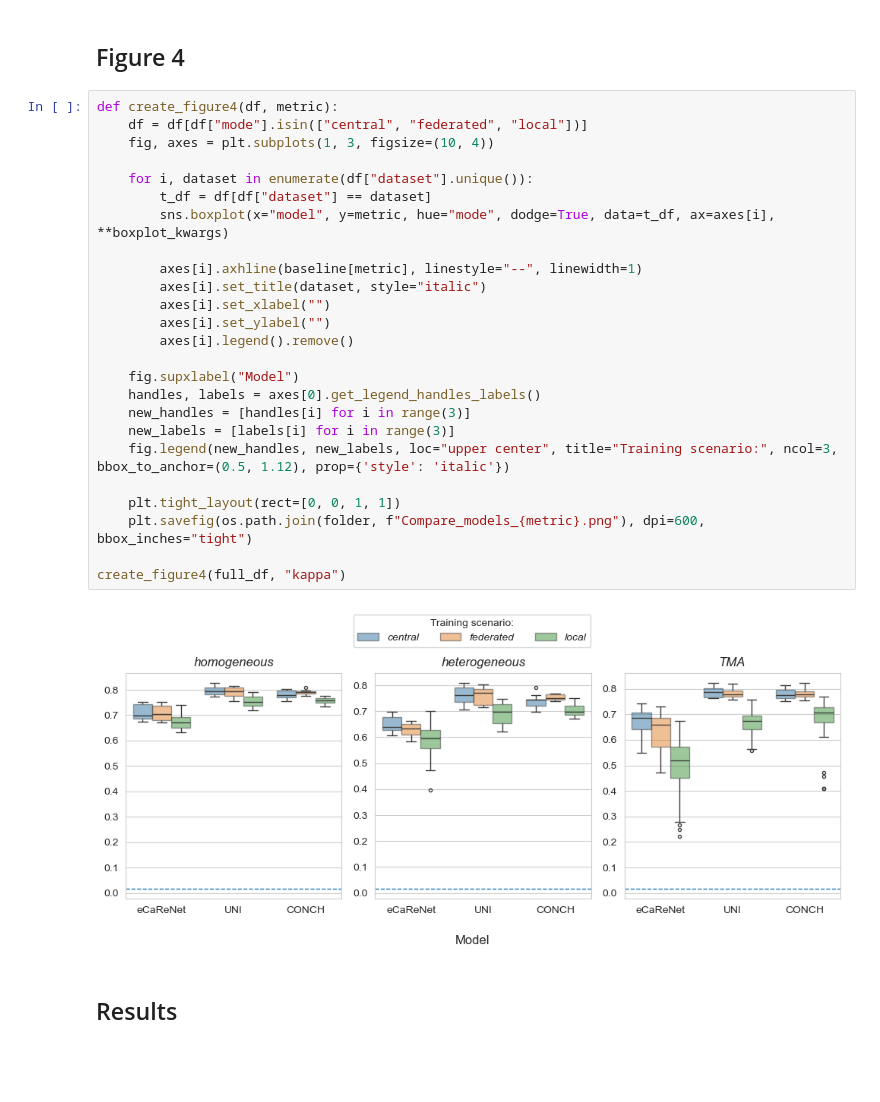
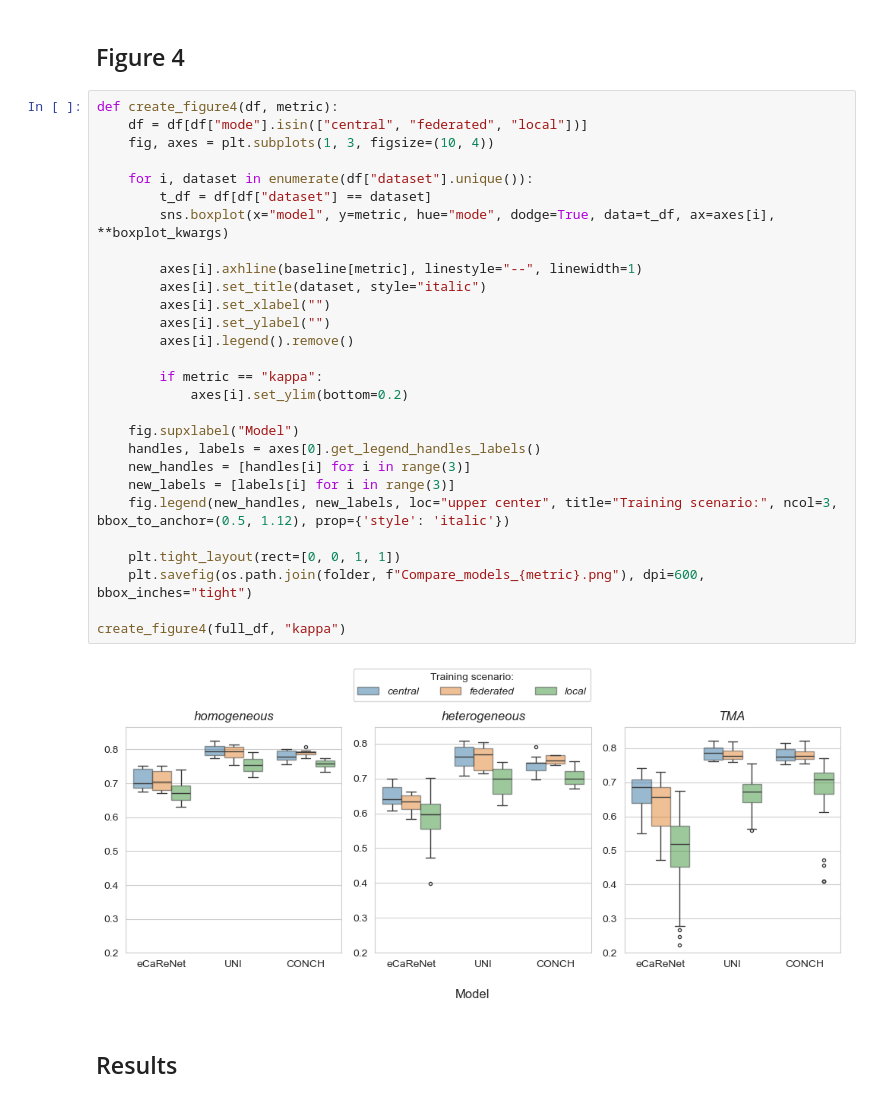
Before and after one commit to LohmannJens/federated-ISUP, a Jupyter notebook: scripts/compare_uni_conch_ecarenet.ipynb, the cells around one changed output. Saved outputs shown, nothing was run; the diff lists cells and outputs as text; blank space fills up the shorter version.

Commit message:
Updated figure

```diff
--- a/scripts/compare_uni_conch_ecarenet.ipynb
+++ b/scripts/compare_uni_conch_ecarenet.ipynb
@@ -66,30 +66,33 @@ full_df.head()
 # %%
 def create_figure4(df, metric):
     df = df[df["mode"].isin(["central", "federated", "local"])]
     fig, axes = plt.subplots(1, 3, figsize=(10, 4))
 
     for i, dataset in enumerate(df["dataset"].unique()):
         t_df = df[df["dataset"] == dataset]
         sns.boxplot(x="model", y=metric, hue="mode", dodge=True, data=t_df, ax=axes[i], **boxplot_kwargs)
 
         axes[i].axhline(baseline[metric], linestyle="--", linewidth=1)
         axes[i].set_title(dataset, style="italic")
         axes[i].set_xlabel("")
         axes[i].set_ylabel("")
         axes[i].legend().remove()
 
+        if metric == "kappa":
+            axes[i].set_ylim(bottom=0.2)
+
     fig.supxlabel("Model")
     handles, labels = axes[0].get_legend_handles_labels()
     new_handles = [handles[i] for i in range(3)]
     new_labels = [labels[i] for i in range(3)]
     fig.legend(new_handles, new_labels, loc="upper center", title="Training scenario:", ncol=3, bbox_to_anchor=(0.5, 1.12), prop={'style': 'italic'})
 
     plt.tight_layout(rect=[0, 0, 1, 1])
     plt.savefig(os.path.join(folder, f"Compare_models_{metric}.png"), dpi=600, bbox_inches="tight")
 
 create_figure4(full_df, "kappa")
 # %% [output]
-[figure, old version]
+[figure, new version]
 # %% [markdown]
 ## Results
 # %%
```
